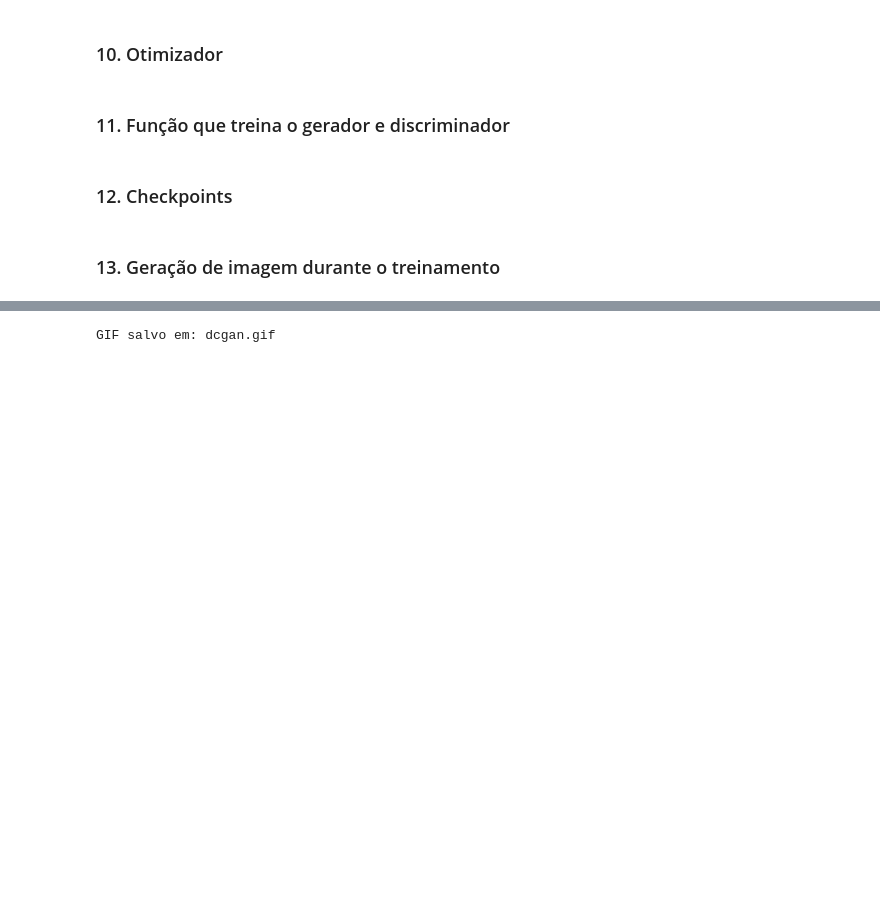
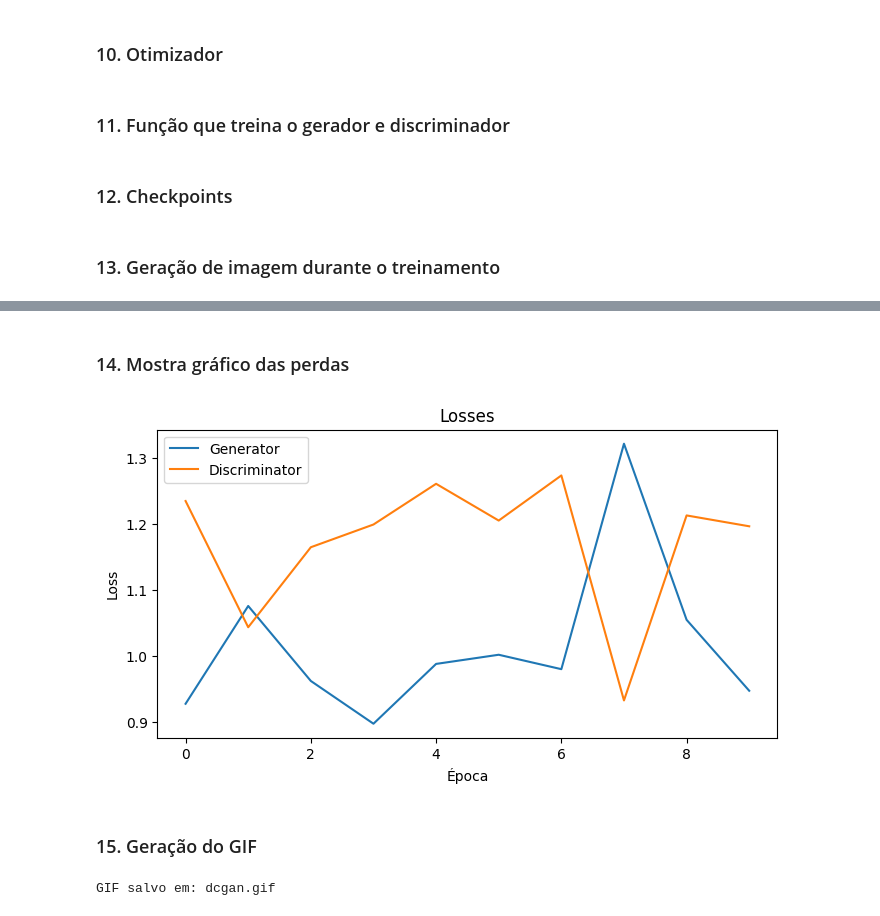
Before and after one commit to aximbr/ufpr_iaa, a Jupyter notebook: DL/Trabalho de DL - Gerador de Digitos Fake (GAN) - G13 V02.ipynb, the cells around one changed output, grey strips where cells are left out. Drawn from its saved outputs; the diff is of its cells as text; code cells hidden in the pictures; blank space fills up the shorter version.

```diff
--- a/DL/Trabalho de DL - Gerador de Digitos Fake (GAN) - G13 V02.ipynb
+++ b/DL/Trabalho de DL - Gerador de Digitos Fake (GAN) - G13 V02.ipynb
@@ -594,3 +586,18 @@ Time for epoch 20 is 17.82 sec
+# %% [markdown]
+### 14. Mostra gráfico das perdas
+# %%
+plt.figure(figsize=(8,4))
+plt.plot(history_G, label="Generator")
+plt.plot(history_D, label="Discriminator")
+plt.xlabel("Época")
+plt.ylabel("Loss")
+plt.legend()
+plt.title("Losses")
+plt.show()
+# %% [output]
+[figure, added]
+# %% [markdown]
+### 15. Geração do GIF
 # %%
 import imageio.v2 as imageio
 
```
Also changed, not shown: parts of 10 cells of this notebook, 1 other file.
